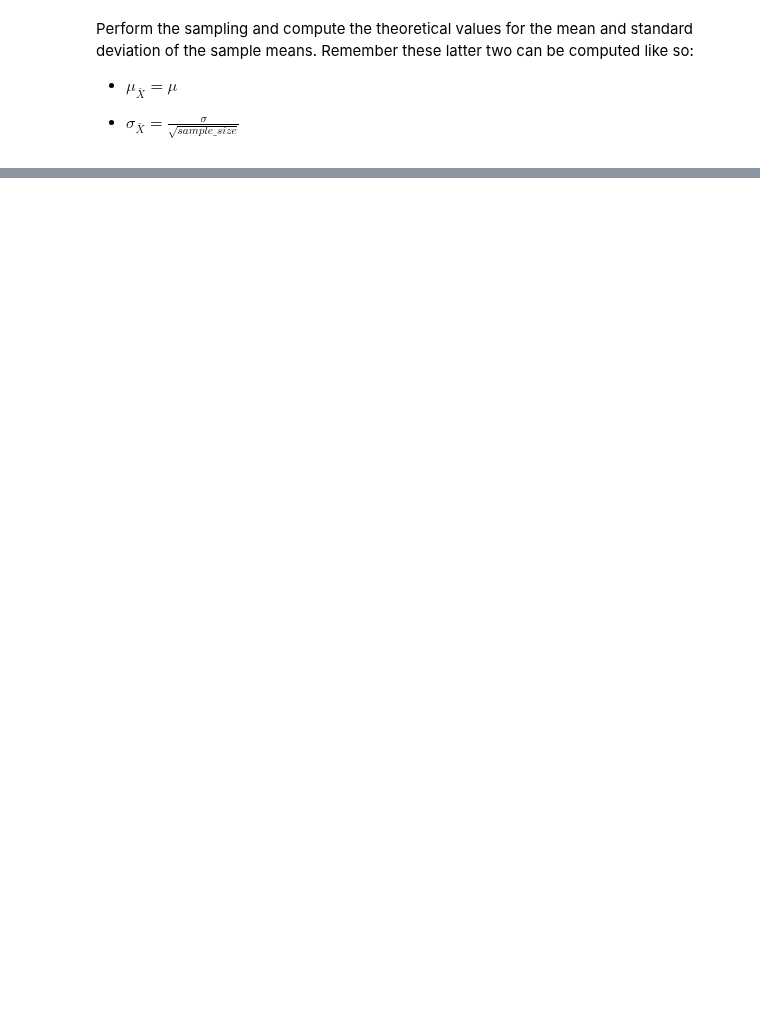
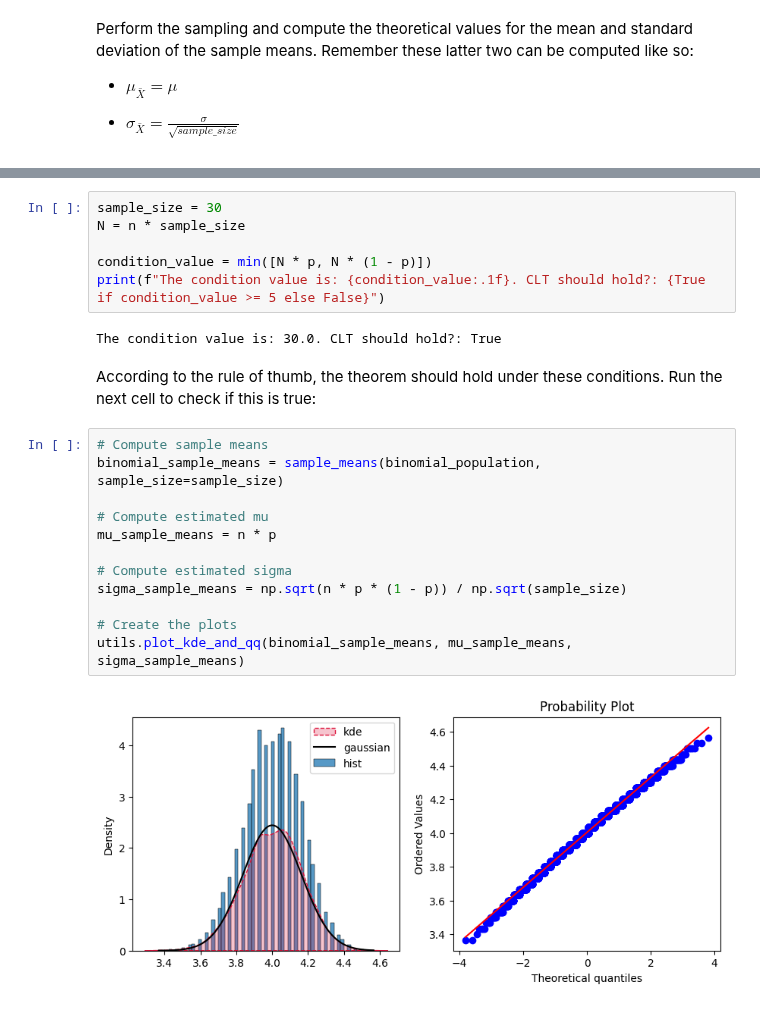
Before and after one commit to rahiakela/mathematics-for-machine-learning, a Jupyter notebook: mathematics-for-machine-learning-and-data-science-specialization/03-probability-and-statistics/week3-sampling-and-point-estimation/lab_central_limit_theorem.ipynb, the cells around one changed output, grey strips where cells are left out. Cells and saved outputs as stored; diff of their text form; blank space fills up the shorter version.

```diff
--- a/mathematics-for-machine-learning-and-data-science-specialization/03-probability-and-statistics/week3-sampling-and-point-estimation/lab_central_limit_theorem.ipynb
+++ b/mathematics-for-machine-learning-and-data-science-specialization/03-probability-and-statistics/week3-sampling-and-point-estimation/lab_central_limit_theorem.ipynb
@@ -243,0 +266,24 @@ Perform the sampling and compute the theoretical values for the mean and standar
+# %%
+sample_size = 30
+N = n * sample_size
+
+condition_value = min([N * p, N * (1 - p)])
+print(f"The condition value is: {condition_value:.1f}. CLT should hold?: {True if condition_value >= 5 else False}")
+# %% [output]
+The condition value is: 30.0. CLT should hold?: True
+# %% [markdown]
+According to the rule of thumb, the theorem should hold under these conditions. Run the next cell to check if this is true:
+# %%
+# Compute sample means
+binomial_sample_means = sample_means(binomial_population, sample_size=sample_size)
+
+# Compute estimated mu
+mu_sample_means = n * p
+
+# Compute estimated sigma
+sigma_sample_means = np.sqrt(n * p * (1 - p)) / np.sqrt(sample_size)
+
+# Create the plots
+utils.plot_kde_and_qq(binomial_sample_means, mu_sample_means, sigma_sample_means)
+# %% [output]
+[figure, added]
```
Also changed, not shown: parts of 15 cells of this notebook.
